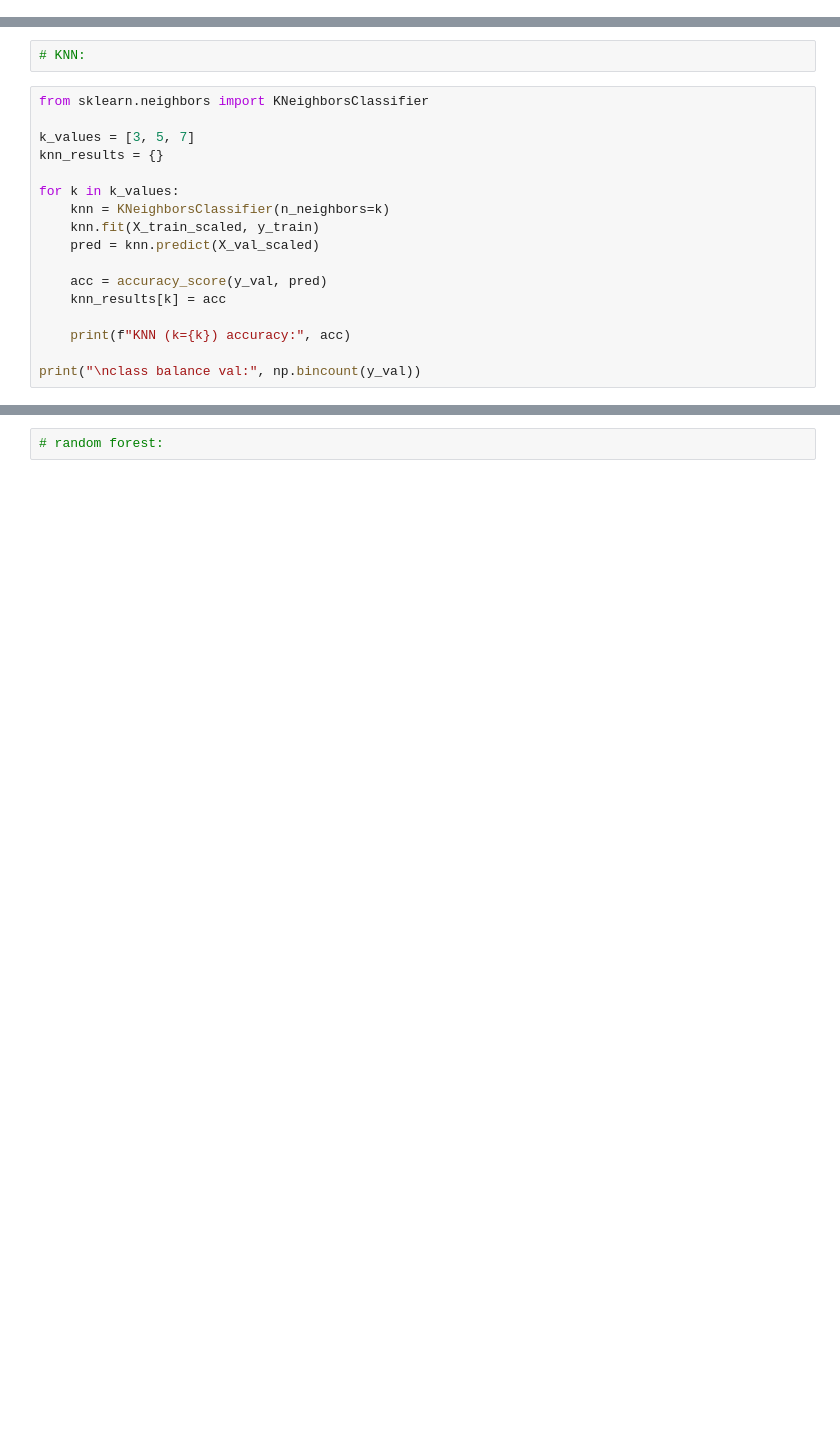
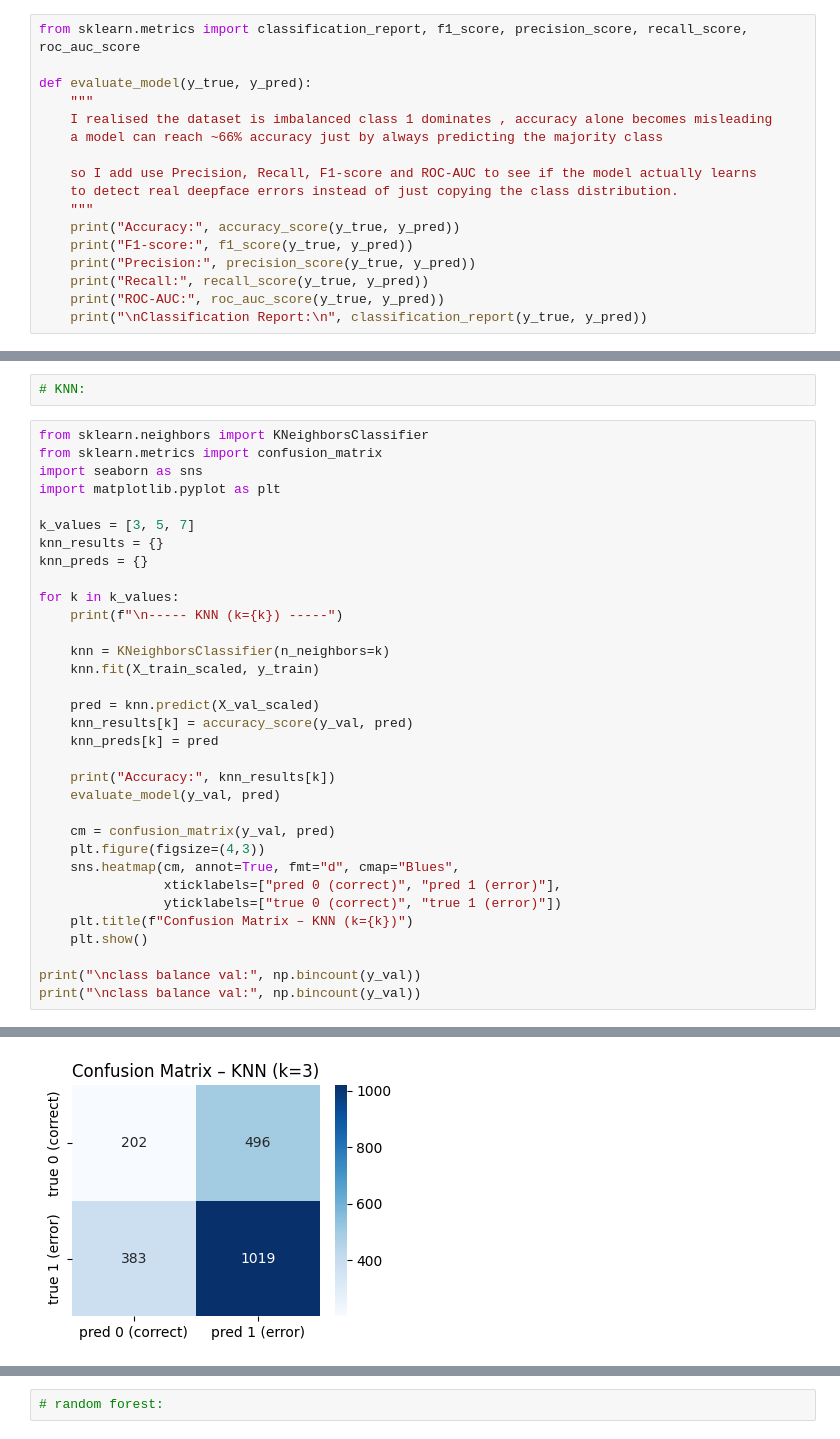
Before and after one commit to leobideau/capestone-fairness-audit, a Jupyter notebook: notebooks/05_ML_error_prediction.ipynb, the cells around one changed output, grey strips where cells are left out. Cells and saved outputs as stored; diff of their text form; blank space fills up the shorter version.

```diff
--- a/notebooks/05_ML_error_prediction.ipynb
+++ b/notebooks/05_ML_error_prediction.ipynb
@@ -53,6 +53,23 @@ X_val_scaled   = scaler.transform(X_val)
 # Nb: to make sure accuracy and the other metrics actually reflect the model’s ability to detect deepface errors
 # i defined the ML target here as 1 = error and 0 = correct.
 # notebook 3 used the opposite convention but only for descriptive analysis
+# %%
+from sklearn.metrics import classification_report, f1_score, precision_score, recall_score, roc_auc_score
+
+def evaluate_model(y_true, y_pred):
+    """
+    I realised the dataset is imbalanced class 1 dominates , accuracy alone becomes misleading
+    a model can reach ~66% accuracy just by always predicting the majority class
+
+    so I add use Precision, Recall, F1-score and ROC-AUC to see if the model actually learns
+    to detect real deepface errors instead of just copying the class distribution.
+    """
+    print("Accuracy:", accuracy_score(y_true, y_pred))
+    print("F1-score:", f1_score(y_true, y_pred))
+    print("Precision:", precision_score(y_true, y_pred))
+    print("Recall:", recall_score(y_true, y_pred))
+    print("ROC-AUC:", roc_auc_score(y_true, y_pred))
+    print("\nClassification Report:\n", classification_report(y_true, y_pred))
 # %%
 # logistic regression
 # %%
@@ -93,19 +139,35 @@ accuracy if i always predcit 'error': 0.6676190476190477
 # KNN:
 # %%
 from sklearn.neighbors import KNeighborsClassifier
+from sklearn.metrics import confusion_matrix
+import seaborn as sns
+import matplotlib.pyplot as plt
 
 k_values = [3, 5, 7]
 knn_results = {}
+knn_preds = {}
 
 for k in k_values:
+    print(f"\n----- KNN (k={k}) -----")
+
     knn = KNeighborsClassifier(n_neighbors=k)
     knn.fit(X_train_scaled, y_train)
+
     pred = knn.predict(X_val_scaled)
+    knn_results[k] = accuracy_score(y_val, pred)
+    knn_preds[k] = pred
 
-    acc = accuracy_score(y_val, pred)
-    knn_results[k] = acc
+    print("Accuracy:", knn_results[k])
+    evaluate_model(y_val, pred)
 
-    print(f"KNN (k={k}) accuracy:", acc)
+    cm = confusion_matrix(y_val, pred)
+    plt.figure(figsize=(4,3))
+    sns.heatmap(cm, annot=True, fmt="d", cmap="Blues",
+                xticklabels=["pred 0 (correct)", "pred 1 (error)"],
+                yticklabels=["true 0 (correct)", "true 1 (error)"])
+    plt.title(f"Confusion Matrix – KNN (k={k})")
+    plt.show()
 
 print("\nclass balance val:", np.bincount(y_val))
+print("\nclass balance val:", np.bincount(y_val))
 # %% [output]
@@ -116,0 +191 @@ class balance val: [ 698 1402]
+[figure, added]
```
Also changed, not shown: parts of 18 cells of this notebook.
